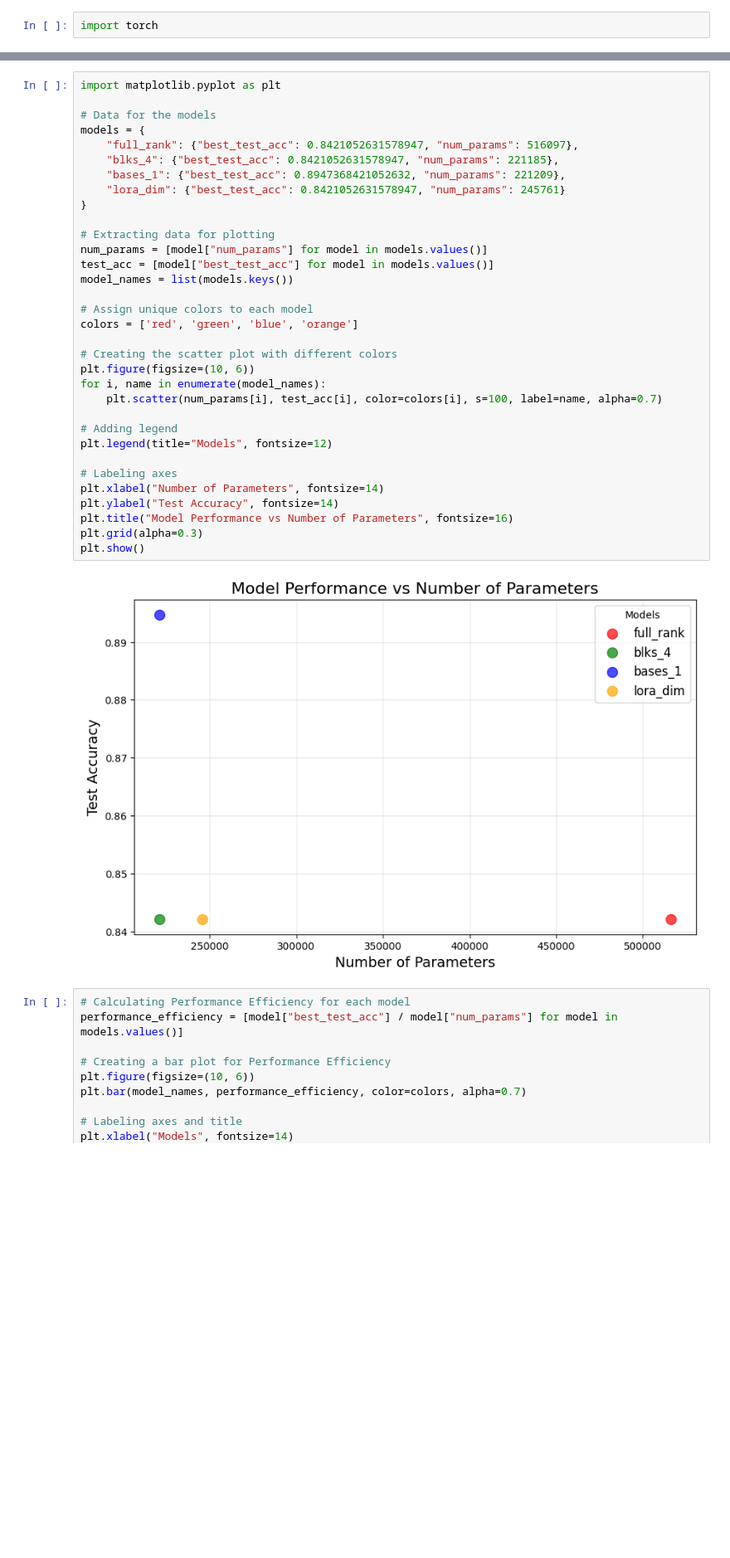
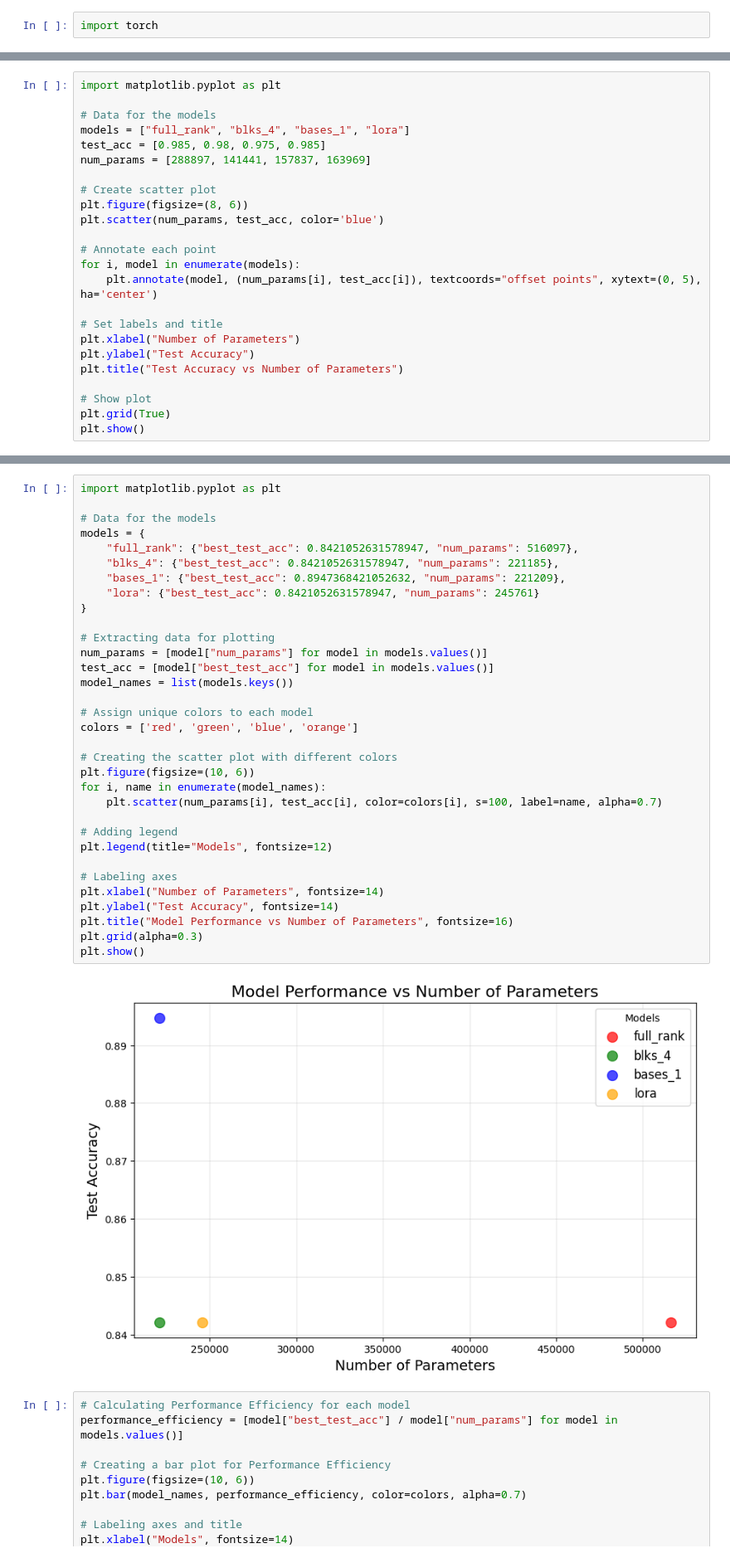
Before and after one commit to alessing/protein-func, a Jupyter notebook: colab/Colab.ipynb, the cells around one changed output, grey strips where cells are left out. Shown at 83% size. Drawn from its saved outputs; the diff is of its cells as text; blank space fills up the shorter version.

```diff
--- a/colab/Colab.ipynb
+++ b/colab/Colab.ipynb
@@ -65,0 +148,24 @@ dataloader.py           make_hdf5_dataset.py  mutag.py       temp_proteins
+# %%
+import matplotlib.pyplot as plt
+
+# Data for the models
+models = ["full_rank", "blks_4", "bases_1", "lora"]
+test_acc = [0.985, 0.98, 0.975, 0.985]
+num_params = [288897, 141441, 157837, 163969]
+
+# Create scatter plot
+plt.figure(figsize=(8, 6))
+plt.scatter(num_params, test_acc, color='blue')
+
+# Annotate each point
+for i, model in enumerate(models):
+    plt.annotate(model, (num_params[i], test_acc[i]), textcoords="offset points", xytext=(0, 5), ha='center')
+
+# Set labels and title
+plt.xlabel("Number of Parameters")
+plt.ylabel("Test Accuracy")
+plt.title("Test Accuracy vs Number of Parameters")
+
+# Show plot
+plt.grid(True)
+plt.show()
@@ -149,35 +310,35 @@ import matplotlib.pyplot as plt
 # Data for the models
 models = {
     "full_rank": {"best_test_acc": 0.8421052631578947, "num_params": 516097},
     "blks_4": {"best_test_acc": 0.8421052631578947, "num_params": 221185},
     "bases_1": {"best_test_acc": 0.8947368421052632, "num_params": 221209},
-    "lora_dim": {"best_test_acc": 0.8421052631578947, "num_params": 245761}
+    "lora": {"best_test_acc": 0.8421052631578947, "num_params": 245761}
 }
 
 # Extracting data for plotting
 num_params = [model["num_params"] for model in models.values()]
 test_acc = [model["best_test_acc"] for model in models.values()]
 model_names = list(models.keys())
 
 # Assign unique colors to each model
 colors = ['red', 'green', 'blue', 'orange']
 
 # Creating the scatter plot with different colors
 plt.figure(figsize=(10, 6))
 for i, name in enumerate(model_names):
     plt.scatter(num_params[i], test_acc[i], color=colors[i], s=100, label=name, alpha=0.7)
 
 # Adding legend
 plt.legend(title="Models", fontsize=12)
 
 # Labeling axes
 plt.xlabel("Number of Parameters", fontsize=14)
 plt.ylabel("Test Accuracy", fontsize=14)
 plt.title("Model Performance vs Number of Parameters", fontsize=16)
 plt.grid(alpha=0.3)
 plt.show()
 # %% [output]
-[figure, old version]
+[figure, new version]
 # %%
 # Calculating Performance Efficiency for each model
 performance_efficiency = [model["best_test_acc"] / model["num_params"] for model in models.values()]
```
Also changed, not shown: parts of 20 cells of this notebook, 5 other files.
